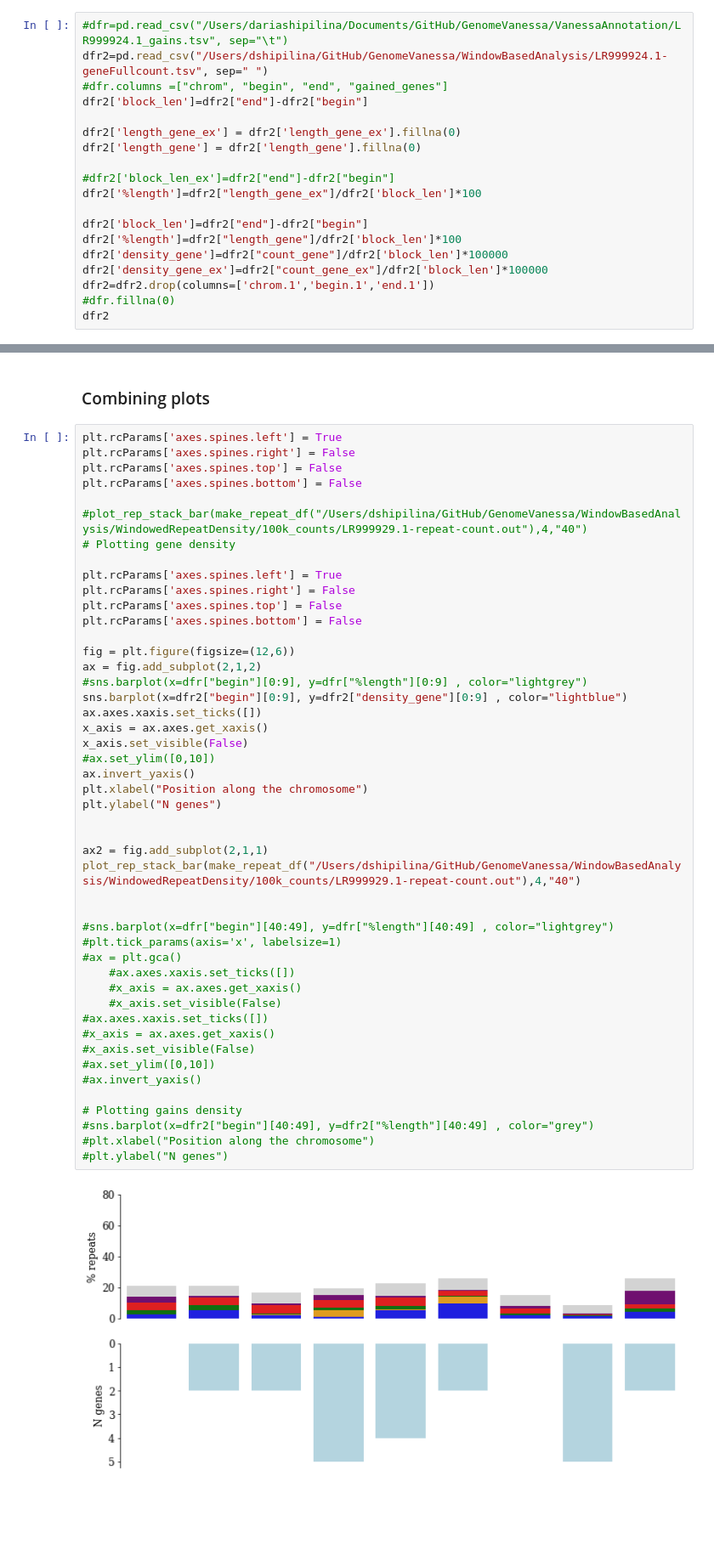
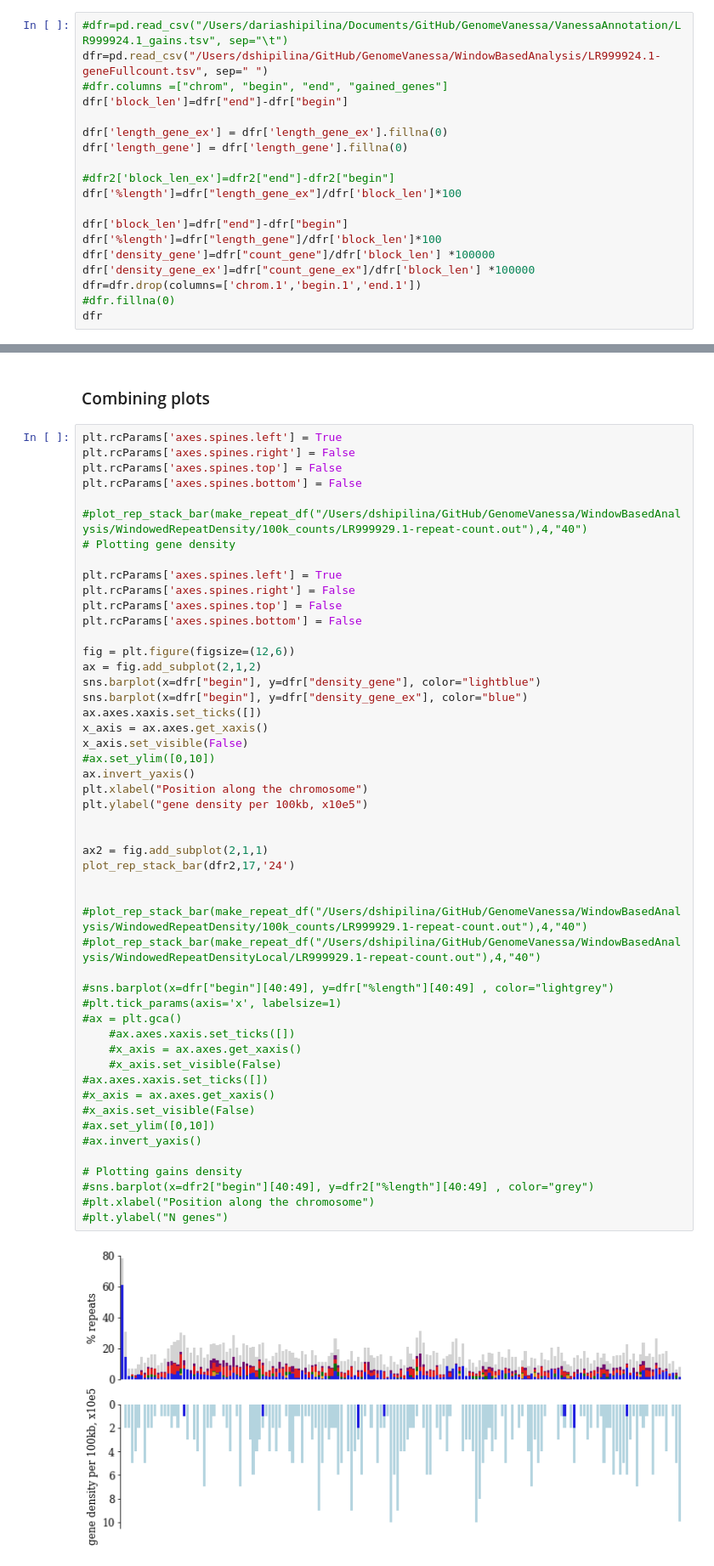
Before and after one commit to DaSh-bash/GenomeVanessa, a Jupyter notebook: Figures/VanessaGenomeFigures.ipynb, the cells around one changed output, grey strips where cells are left out. Shown: that part at 85% size. Saved outputs shown, nothing was run; the diff lists cells and outputs as text; blank space fills up the shorter version.

Commit message:
figures devel

```diff
--- a/Figures/VanessaGenomeFigures.ipynb
+++ b/Figures/VanessaGenomeFigures.ipynb
@@ -668,23 +784,23 @@ Text(0, 0.5, 'N genes')
 /Users/dshipilina/GitHub/GenomeVanessa/WindowBasedAnalysis/LR999924.1-geneFullcount.tsv
 # %%
 #dfr=pd.read_csv("/Users/dariashipilina/Documents/GitHub/GenomeVanessa/VanessaAnnotation/LR999924.1_gains.tsv", sep="\t")
-dfr2=pd.read_csv("/Users/dshipilina/GitHub/GenomeVanessa/WindowBasedAnalysis/LR999924.1-geneFullcount.tsv", sep=" ")
+dfr=pd.read_csv("/Users/dshipilina/GitHub/GenomeVanessa/WindowBasedAnalysis/LR999924.1-geneFullcount.tsv", sep=" ")
 #dfr.columns =["chrom", "begin", "end", "gained_genes"]
-dfr2['block_len']=dfr2["end"]-dfr2["begin"]
+dfr['block_len']=dfr["end"]-dfr["begin"]
 
-dfr2['length_gene_ex'] = dfr2['length_gene_ex'].fillna(0)
-dfr2['length_gene'] = dfr2['length_gene'].fillna(0)
+dfr['length_gene_ex'] = dfr['length_gene_ex'].fillna(0)
+dfr['length_gene'] = dfr['length_gene'].fillna(0)
 
 #dfr2['block_len_ex']=dfr2["end"]-dfr2["begin"]
-dfr2['%length']=dfr2["length_gene_ex"]/dfr2['block_len']*100
+dfr['%length']=dfr["length_gene_ex"]/dfr['block_len']*100
 
-dfr2['block_len']=dfr2["end"]-dfr2["begin"]
-dfr2['%length']=dfr2["length_gene"]/dfr2['block_len']*100
-dfr2['density_gene']=dfr2["count_gene"]/dfr2['block_len']*100000
-dfr2['density_gene_ex']=dfr2["count_gene_ex"]/dfr2['block_len']*100000
-dfr2=dfr2.drop(columns=['chrom.1','begin.1','end.1'])
+dfr['block_len']=dfr["end"]-dfr["begin"]
+dfr['%length']=dfr["length_gene"]/dfr['block_len']*100
+dfr['density_gene']=dfr["count_gene"]/dfr['block_len'] *100000
+dfr['density_gene_ex']=dfr["count_gene_ex"]/dfr['block_len'] *100000
+dfr=dfr.drop(columns=['chrom.1','begin.1','end.1'])
 #dfr.fillna(0)
-dfr2
+dfr
 # %% [output]
 |  | chrom | begin | end | count_gene | length_gene | count_gene_ex | length_gene_ex | block_len | %length | ... |
 | 0 | LR999924.1 | 1 | 100000 | 0 | 0.0 | 0 | 0.0 | 99999 | 0.000000 | ... |
@@ -722,39 +838,42 @@ plt.rcParams['axes.spines.bottom'] = False
 
 fig = plt.figure(figsize=(12,6))
 ax = fig.add_subplot(2,1,2)
-#sns.barplot(x=dfr["begin"][0:9], y=dfr["%length"][0:9] , color="lightgrey")
-sns.barplot(x=dfr2["begin"][0:9], y=dfr2["density_gene"][0:9] , color="lightblue")
+sns.barplot(x=dfr["begin"], y=dfr["density_gene"], color="lightblue")
+sns.barplot(x=dfr["begin"], y=dfr["density_gene_ex"], color="blue")
 ax.axes.xaxis.set_ticks([])
 x_axis = ax.axes.get_xaxis()
 x_axis.set_visible(False)
 #ax.set_ylim([0,10])
 ax.invert_yaxis()
 plt.xlabel("Position along the chromosome")
-plt.ylabel("N genes")
+plt.ylabel("gene density per 100kb, x10e5")
 
 
 ax2 = fig.add_subplot(2,1,1)
-plot_rep_stack_bar(make_repeat_df("/Users/dshipilina/GitHub/GenomeVanessa/WindowBasedAnalysis/WindowedRepeatDensity/100k_counts/LR999929.1-repeat-count.out"),4,"40")
+plot_rep_stack_bar(dfr2,17,'24')
 
+
+#plot_rep_stack_bar(make_repeat_df("/Users/dshipilina/GitHub/GenomeVanessa/WindowBasedAnalysis/WindowedRepeatDensity/100k_counts/LR999929.1-repeat-count.out"),4,"40")
+#plot_rep_stack_bar(make_repeat_df("/Users/dshipilina/GitHub/GenomeVanessa/WindowBasedAnalysis/WindowedRepeatDensityLocal/LR999929.1-repeat-count.out"),4,"40")
 
 #sns.barplot(x=dfr["begin"][40:49], y=dfr["%length"][40:49] , color="lightgrey")
 #plt.tick_params(axis='x', labelsize=1)
 #ax = plt.gca()
     #ax.axes.xaxis.set_ticks([])
     #x_axis = ax.axes.get_xaxis()
     #x_axis.set_visible(False)
 #ax.axes.xaxis.set_ticks([])
 #x_axis = ax.axes.get_xaxis()
 #x_axis.set_visible(False)
 #ax.set_ylim([0,10])
 #ax.invert_yaxis()
 
 # Plotting gains density
 #sns.barplot(x=dfr2["begin"][40:49], y=dfr2["%length"][40:49] , color="grey")
 #plt.xlabel("Position along the chromosome")
 #plt.ylabel("N genes")
 # %% [output]
-[figure, old version]
+[figure, new version]
 # %%
 fig = plt.figure(figsize=(12,12))
 ax = fig.add_subplot(2,1,1)
```
Also changed, not shown: parts of 9 cells of this notebook, 1 other file.
